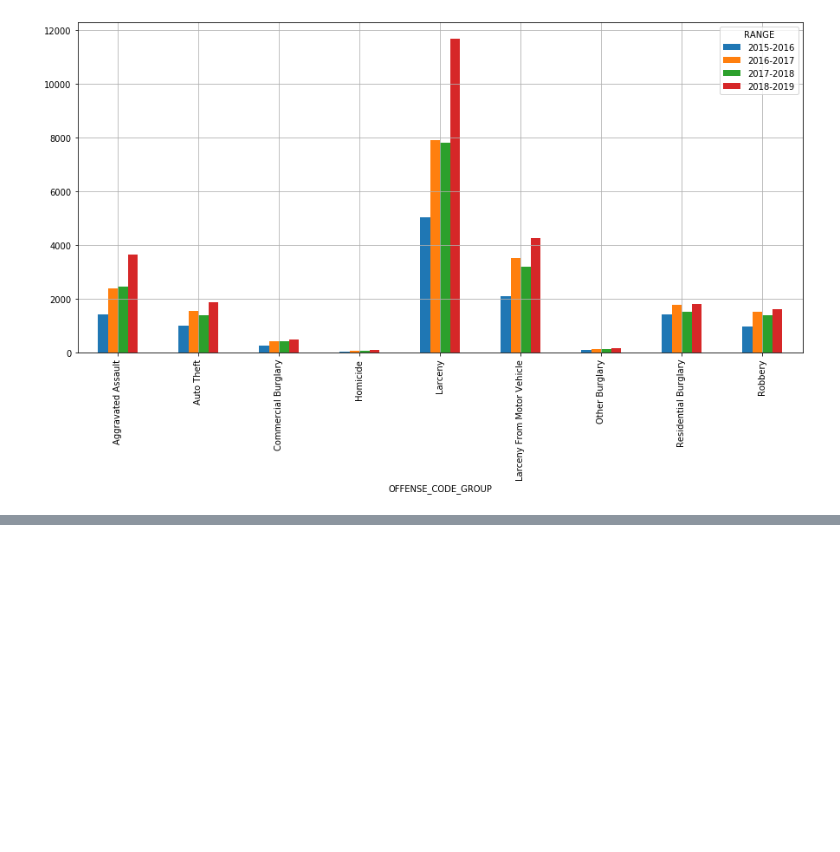
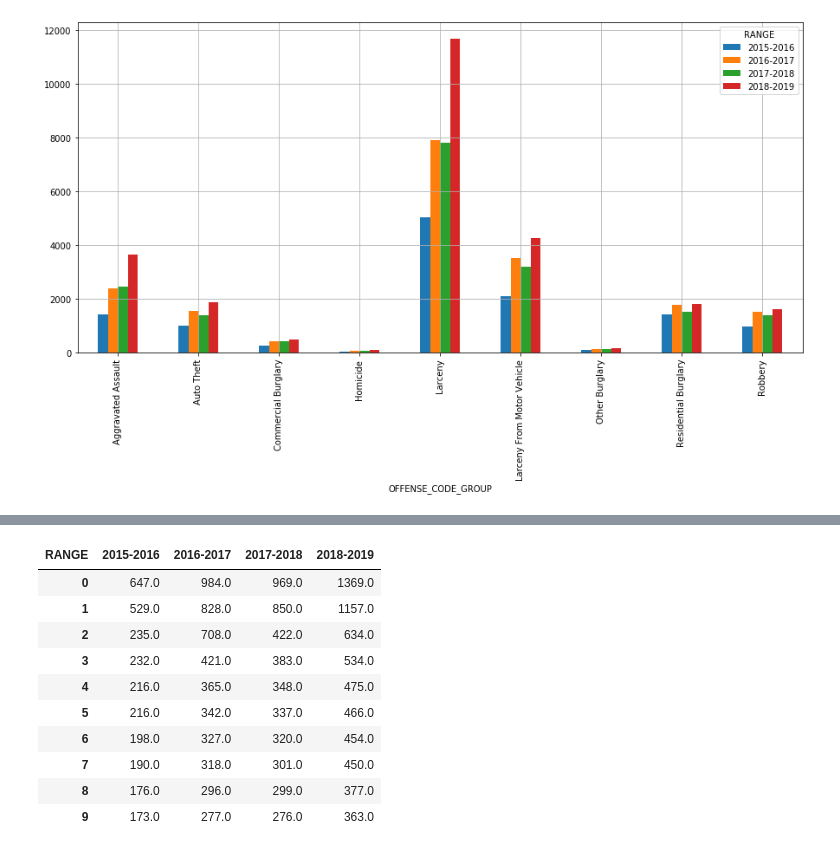
Before and after one commit to mitresh95/ImpactOfCrimeOnHousing, a Jupyter notebook: Project.ipynb, the cells around one changed output, grey strips where cells are left out. Cells and saved outputs as stored; diff of their text form; code cells hidden in the pictures; blank space fills up the shorter version.

```diff
--- a/Project.ipynb
+++ b/Project.ipynb
@@ -136,0 +160,18 @@ part_one_crime.groupby(['OFFENSE_CODE_GROUP','RANGE']).count()['INCIDENT_NUMBER'
+# %%
+def sorted(s, num):
+    tmp = s.sort_values(ascending=False)[:num]  # earlier s.order(..)
+    tmp.index = range(num)
+    return tmp
+part_one_crime.groupby(['RANGE','STREET']).count()['INCIDENT_NUMBER'].unstack().fillna(0).T.apply(lambda x: sorted(x, 10))
+# %% [output]
+| RANGE | 2015-2016 | 2016-2017 | 2017-2018 | 2018-2019 |
+| 0 | 647.0 | 984.0 | 969.0 | 1369.0 |
+| 1 | 529.0 | 828.0 | 850.0 | 1157.0 |
+| 2 | 235.0 | 708.0 | 422.0 | 634.0 |
+| 3 | 232.0 | 421.0 | 383.0 | 534.0 |
+| 4 | 216.0 | 365.0 | 348.0 | 475.0 |
+| 5 | 216.0 | 342.0 | 337.0 | 466.0 |
+| 6 | 198.0 | 327.0 | 320.0 | 454.0 |
+| 7 | 190.0 | 318.0 | 301.0 | 450.0 |
+| 8 | 176.0 | 296.0 | 299.0 | 377.0 |
+| 9 | 173.0 | 277.0 | 276.0 | 363.0 |
```
Also changed, not shown: parts of 5 cells of this notebook.
